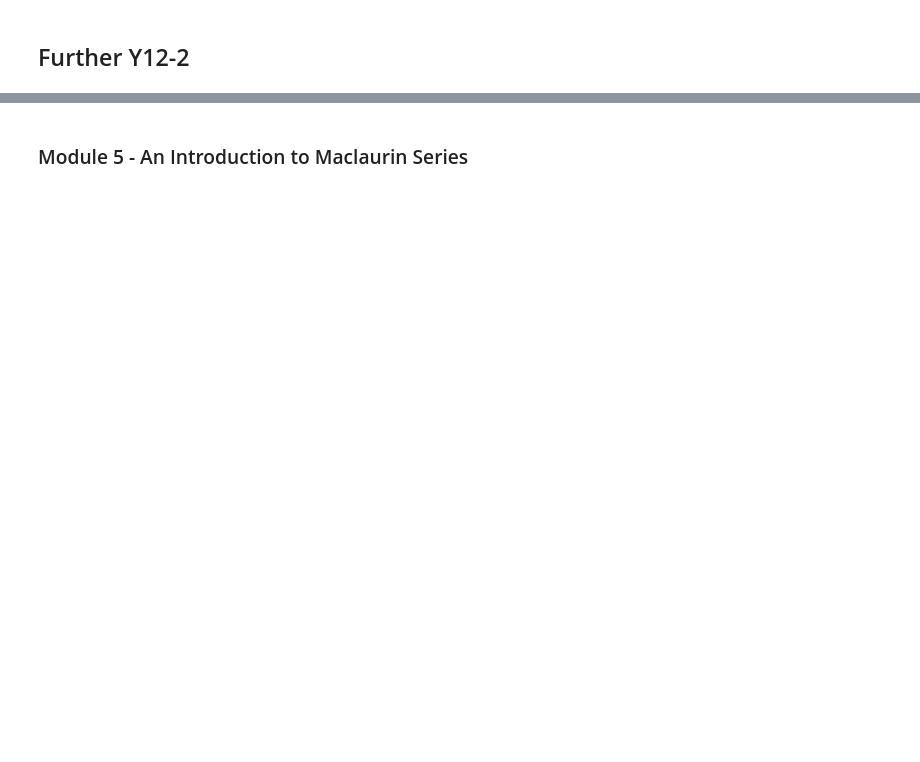
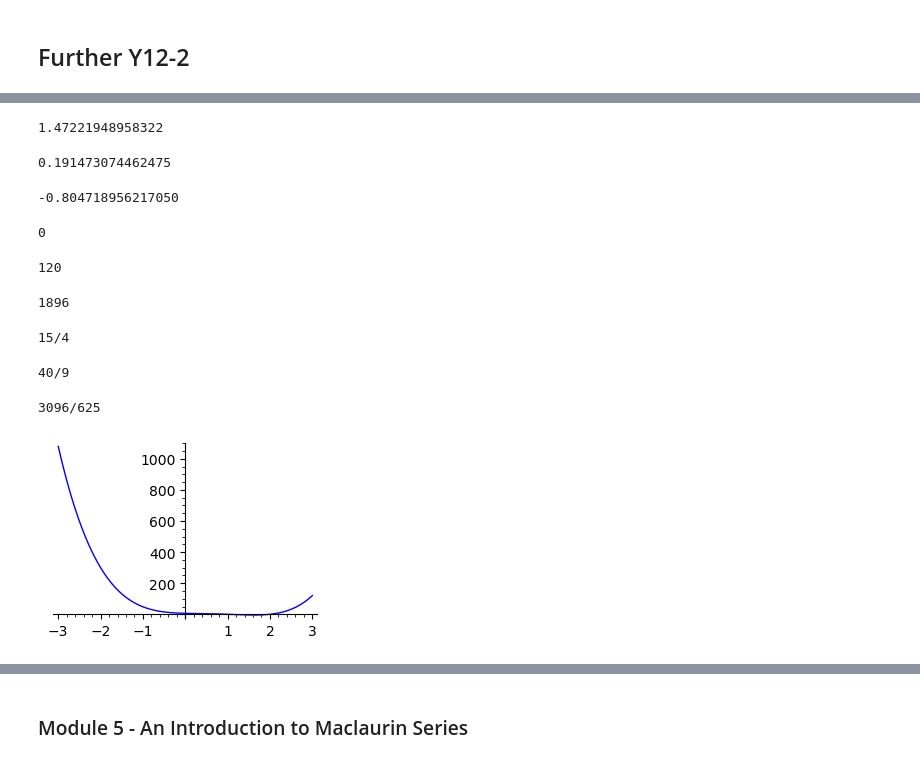
Before and after one commit to tomctang/10pe, a Jupyter notebook: Alevel_math_further.ipynb, the cells around one changed output, grey strips where cells are left out. Cells and saved outputs as stored; diff of their text form; code cells hidden in the pictures; blank space fills up the shorter version.

```diff
--- a/Alevel_math_further.ipynb
+++ b/Alevel_math_further.ipynb
@@ -15,0 +67,25 @@ InverseFunction[Sin][1]//N  (*Wolfram 后线// *)
+# %%
+# Ex. 15 Hyperbolic Functions
+x=var('x')
+f(x)=6*x^4-17*x^3+12*x^2-7*x+6
+show(arctanh(0.9))
+show(n(log((3+sqrt(30))/7)))
+show(n(log(1/sqrt(5))))
+show(f(2))
+show(f(3))
+show(f(5))
+show(f(1/2))
+show(f(1/3))
+show(f(1/5))
+show(plot(f(x), (x, -3, 3), figsize=3))
+# %% [output]
+1.47221948958322
+0.191473074462475
+-0.804718956217050
+0
+120
+1896
+15/4
+40/9
+3096/625
+[figure, added]
```
Also changed, not shown: parts of 88 cells of this notebook.
